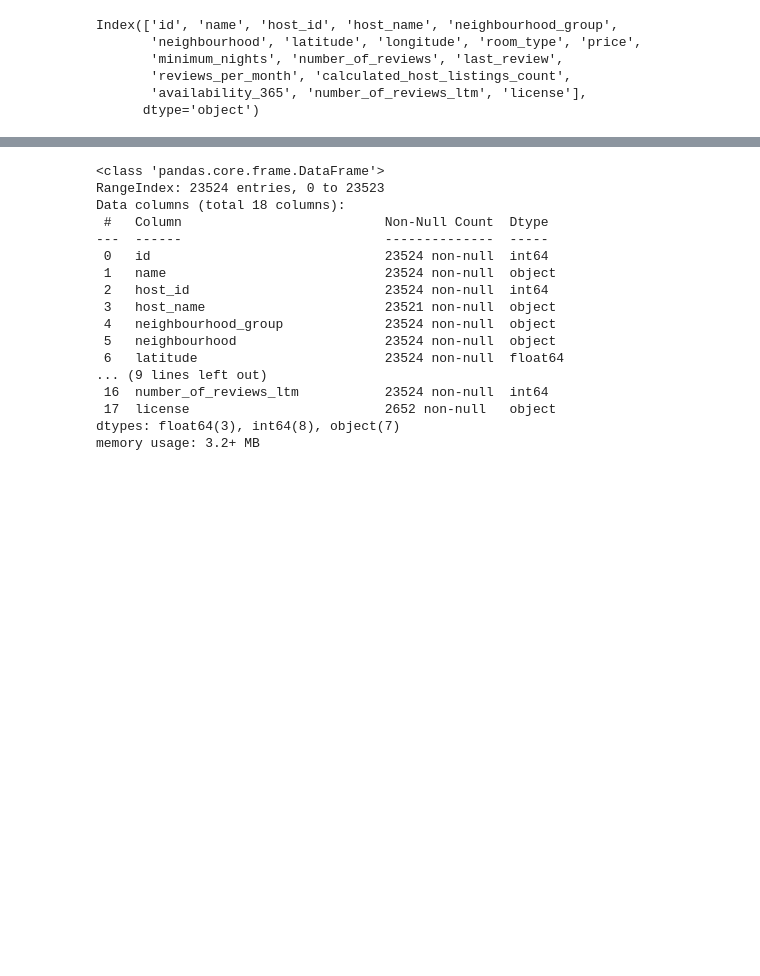
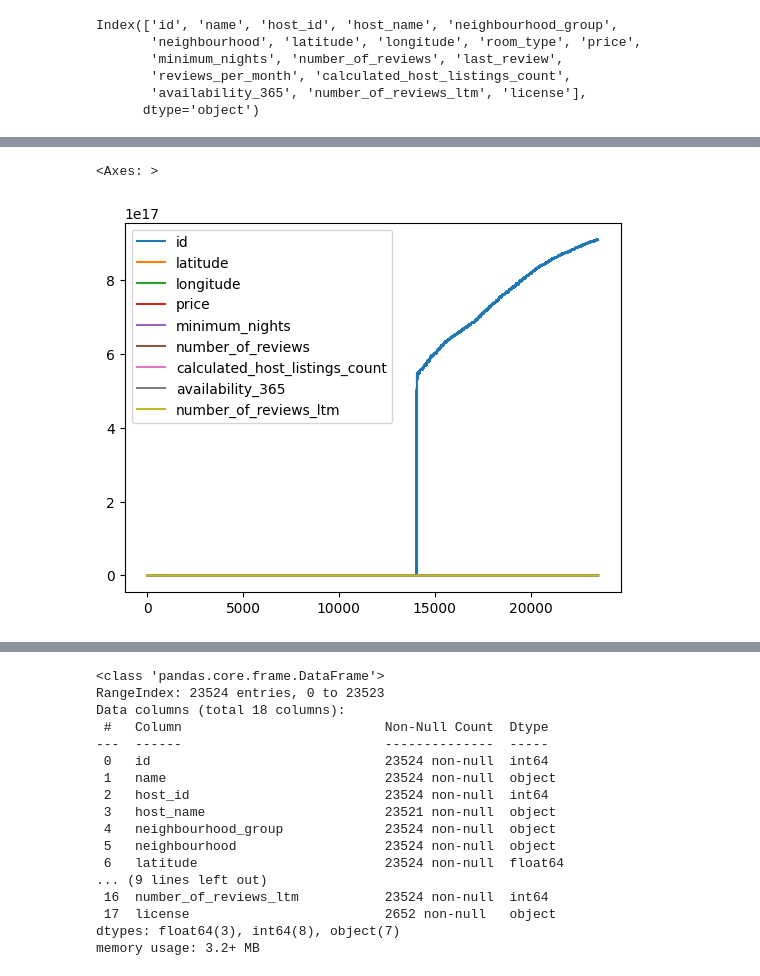
Before and after one commit to Monalaihoi/Training, a Jupyter notebook: airbnb_data2023.ipynb, the cells around one changed output, grey strips where cells are left out. Drawn from its saved outputs; the diff is of its cells as text; code cells hidden in the pictures; blank space fills up the shorter version.

```diff
--- a/airbnb_data2023.ipynb
+++ b/airbnb_data2023.ipynb
@@ -141,0 +543,5 @@ data.describe()
+# %%
+data.plot(kind = 'line')
+# %% [output]
+<Axes: >
+[figure, added]
```
Also changed, not shown: parts of 52 cells of this notebook, 1 other file.
